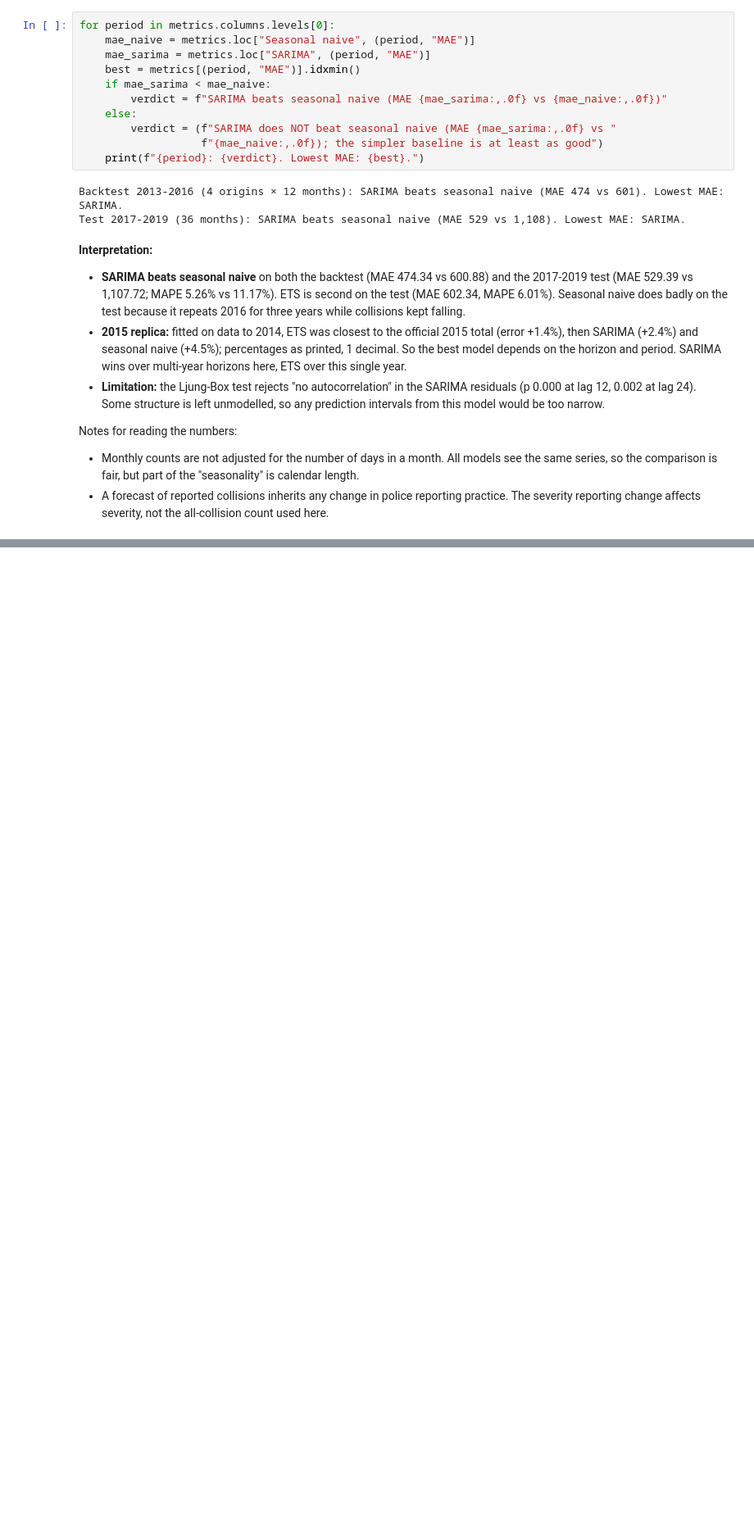
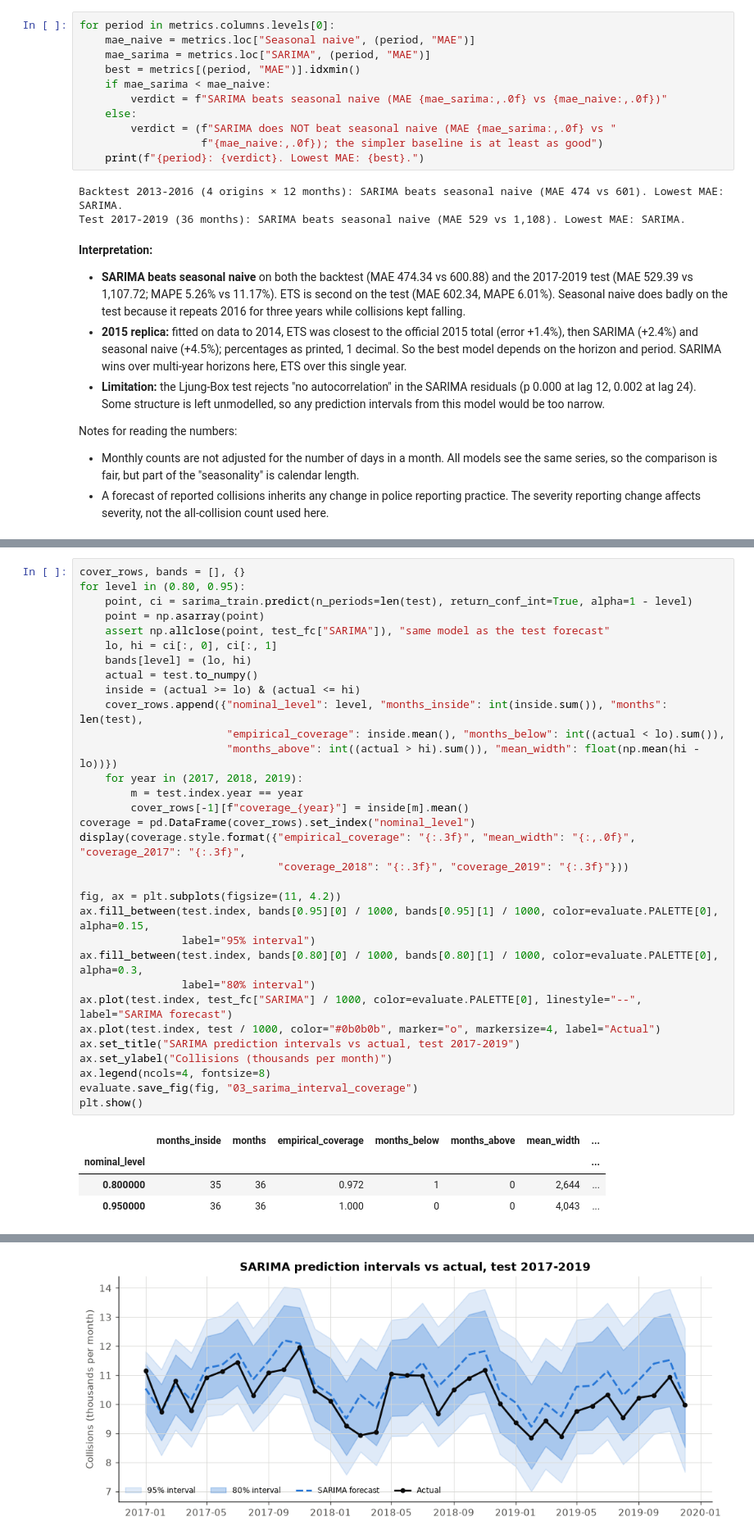
Before and after one commit to maryam843/uk-road-accident-analytics, a Jupyter notebook: notebooks/03_forecasting.ipynb, the cells around one changed output, grey strips where cells are left out. Shown at 82% size. Drawn from its saved outputs; the diff is of its cells as text; blank space fills up the shorter version.

Commit message:
Add evaluation sections: SARIMA interval coverage, PR-AUC bootstrap CIs, calibration, subgroups, hotspot exposure and weights checks

```diff
--- a/notebooks/03_forecasting.ipynb
+++ b/notebooks/03_forecasting.ipynb
@@ -273,0 +282,37 @@ Notes for reading the numbers:
+# %%
+cover_rows, bands = [], {}
+for level in (0.80, 0.95):
+    point, ci = sarima_train.predict(n_periods=len(test), return_conf_int=True, alpha=1 - level)
+    point = np.asarray(point)
+    assert np.allclose(point, test_fc["SARIMA"]), "same model as the test forecast"
+    lo, hi = ci[:, 0], ci[:, 1]
+    bands[level] = (lo, hi)
+    actual = test.to_numpy()
+    inside = (actual >= lo) & (actual <= hi)
+    cover_rows.append({"nominal_level": level, "months_inside": int(inside.sum()), "months": len(test),
+                       "empirical_coverage": inside.mean(), "months_below": int((actual < lo).sum()),
+                       "months_above": int((actual > hi).sum()), "mean_width": float(np.mean(hi - lo))})
+    for year in (2017, 2018, 2019):
+        m = test.index.year == year
+        cover_rows[-1][f"coverage_{year}"] = inside[m].mean()
+coverage = pd.DataFrame(cover_rows).set_index("nominal_level")
+display(coverage.style.format({"empirical_coverage": "{:.3f}", "mean_width": "{:,.0f}", "coverage_2017": "{:.3f}",
+                               "coverage_2018": "{:.3f}", "coverage_2019": "{:.3f}"}))
+
+fig, ax = plt.subplots(figsize=(11, 4.2))
+ax.fill_between(test.index, bands[0.95][0] / 1000, bands[0.95][1] / 1000, color=evaluate.PALETTE[0], alpha=0.15,
+                label="95% interval")
+ax.fill_between(test.index, bands[0.80][0] / 1000, bands[0.80][1] / 1000, color=evaluate.PALETTE[0], alpha=0.3,
+                label="80% interval")
+ax.plot(test.index, test_fc["SARIMA"] / 1000, color=evaluate.PALETTE[0], linestyle="--", label="SARIMA forecast")
+ax.plot(test.index, test / 1000, color="#0b0b0b", marker="o", markersize=4, label="Actual")
+ax.set_title("SARIMA prediction intervals vs actual, test 2017-2019")
+ax.set_ylabel("Collisions (thousands per month)")
+ax.legend(ncols=4, fontsize=8)
+evaluate.save_fig(fig, "03_sarima_interval_coverage")
+plt.show()
+# %% [output]
+|  | months_inside | months | empirical_coverage | months_below | months_above | mean_width | ... |
+| nominal_level |  |  |  |  |  |  | ... |
+| 0.800000 | 35 | 36 | 0.972 | 1 | 0 | 2,644 | ... |
+| 0.950000 | 36 | 36 | 1.000 | 0 | 0 | 4,043 | ... |
@@ -273,0 +320 @@ Notes for reading the numbers:
+[figure, added]
```
Also changed, not shown: parts of 6 cells of this notebook, 5 other files.
